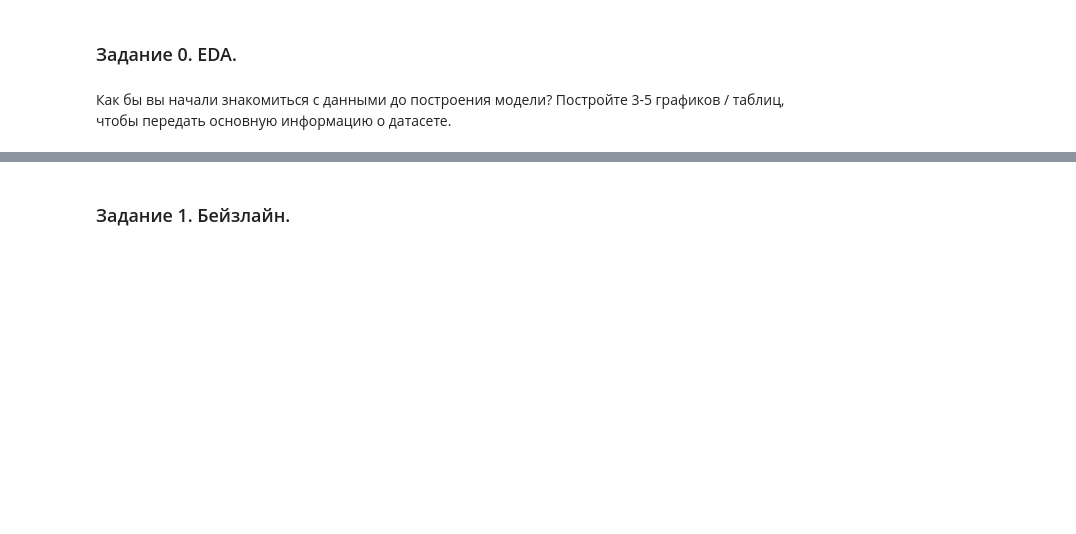
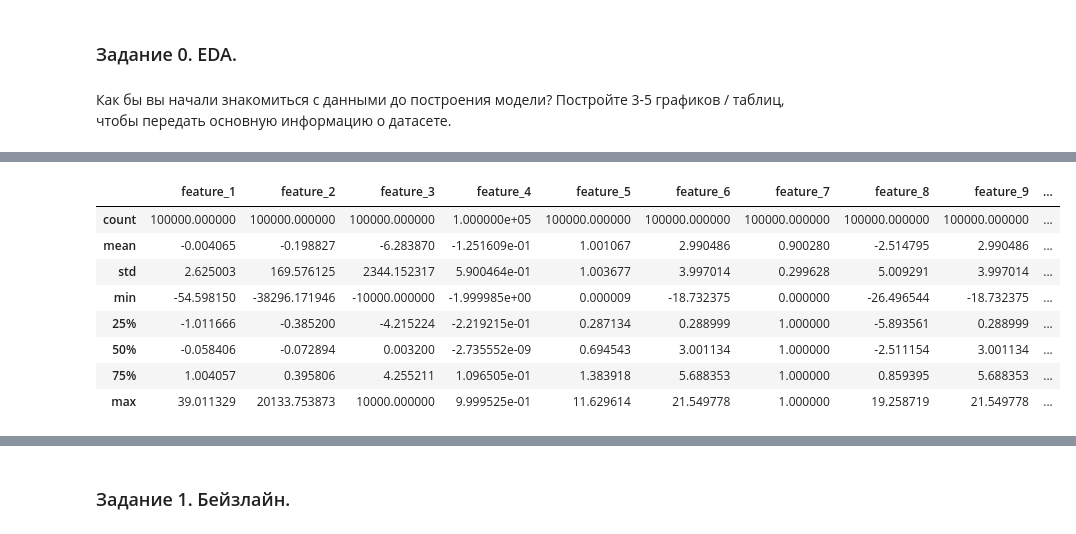
Before and after one commit to OVvvERLORD/tbank_risk_intensive, a Jupyter notebook: tbank_risk_hw3_bartia.ipynb, the cells around one changed output, grey strips where cells are left out. Saved outputs shown, nothing was run; the diff lists cells and outputs as text; code cells hidden in the pictures; blank space fills up the shorter version.

```diff
--- a/tbank_risk_hw3_bartia.ipynb
+++ b/tbank_risk_hw3_bartia.ipynb
@@ -590,0 +602,12 @@ df.columns
+# %%
+df.describe()
+# %% [output]
+|  | feature_1 | feature_2 | feature_3 | feature_4 | feature_5 | feature_6 | feature_7 | feature_8 | feature_9 | ... |
+| count | 100000.000000 | 100000.000000 | 100000.000000 | 1.000000e+05 | 100000.000000 | 100000.000000 | 100000.000000 | 100000.000000 | 100000.000000 | ... |
+| mean | -0.004065 | -0.198827 | -6.283870 | -1.251609e-01 | 1.001067 | 2.990486 | 0.900280 | -2.514795 | 2.990486 | ... |
+| std | 2.625003 | 169.576125 | 2344.152317 | 5.900464e-01 | 1.003677 | 3.997014 | 0.299628 | 5.009291 | 3.997014 | ... |
+| min | -54.598150 | -38296.171946 | -10000.000000 | -1.999985e+00 | 0.000009 | -18.732375 | 0.000000 | -26.496544 | -18.732375 | ... |
+| 25% | -1.011666 | -0.385200 | -4.215224 | -2.219215e-01 | 0.287134 | 0.288999 | 1.000000 | -5.893561 | 0.288999 | ... |
+| 50% | -0.058406 | -0.072894 | 0.003200 | -2.735552e-09 | 0.694543 | 3.001134 | 1.000000 | -2.511154 | 3.001134 | ... |
+| 75% | 1.004057 | 0.395806 | 4.255211 | 1.096505e-01 | 1.383918 | 5.688353 | 1.000000 | 0.859395 | 5.688353 | ... |
+| max | 39.011329 | 20133.753873 | 10000.000000 | 9.999525e-01 | 11.629614 | 21.549778 | 1.000000 | 19.258719 | 21.549778 | ... |
```
Also changed, not shown: parts of 10 cells of this notebook.
